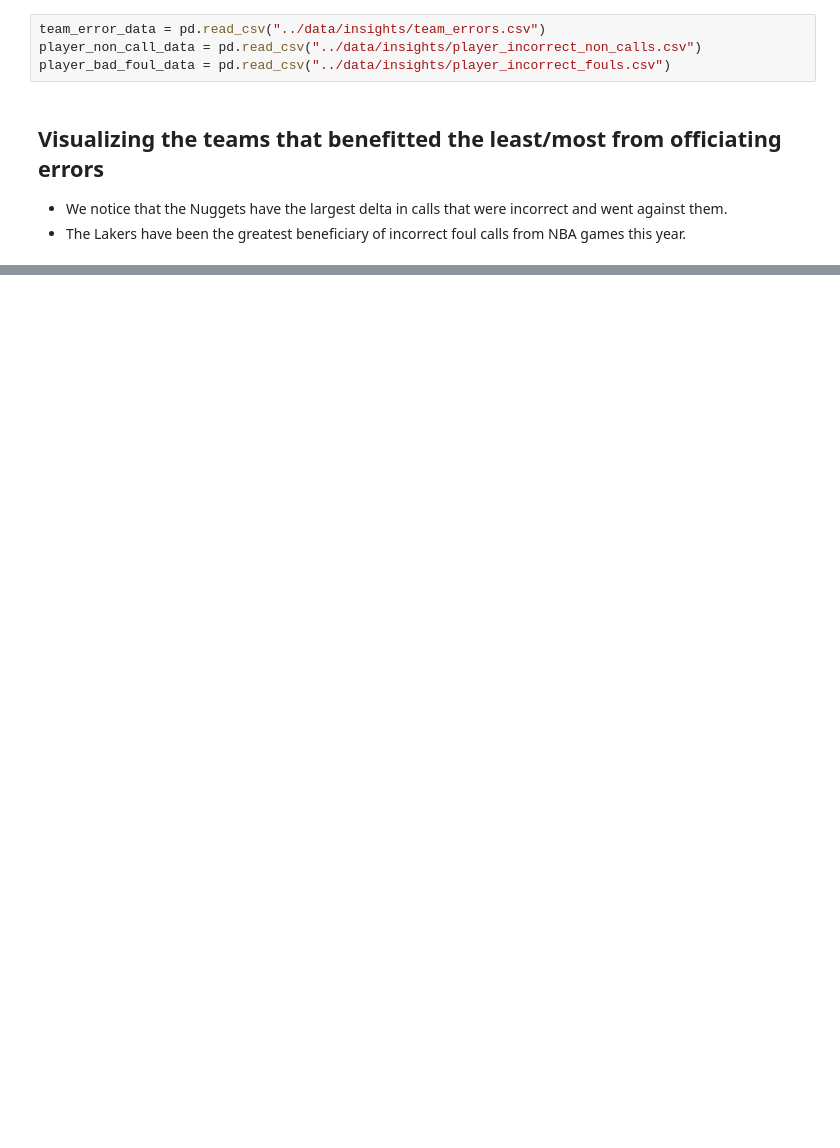
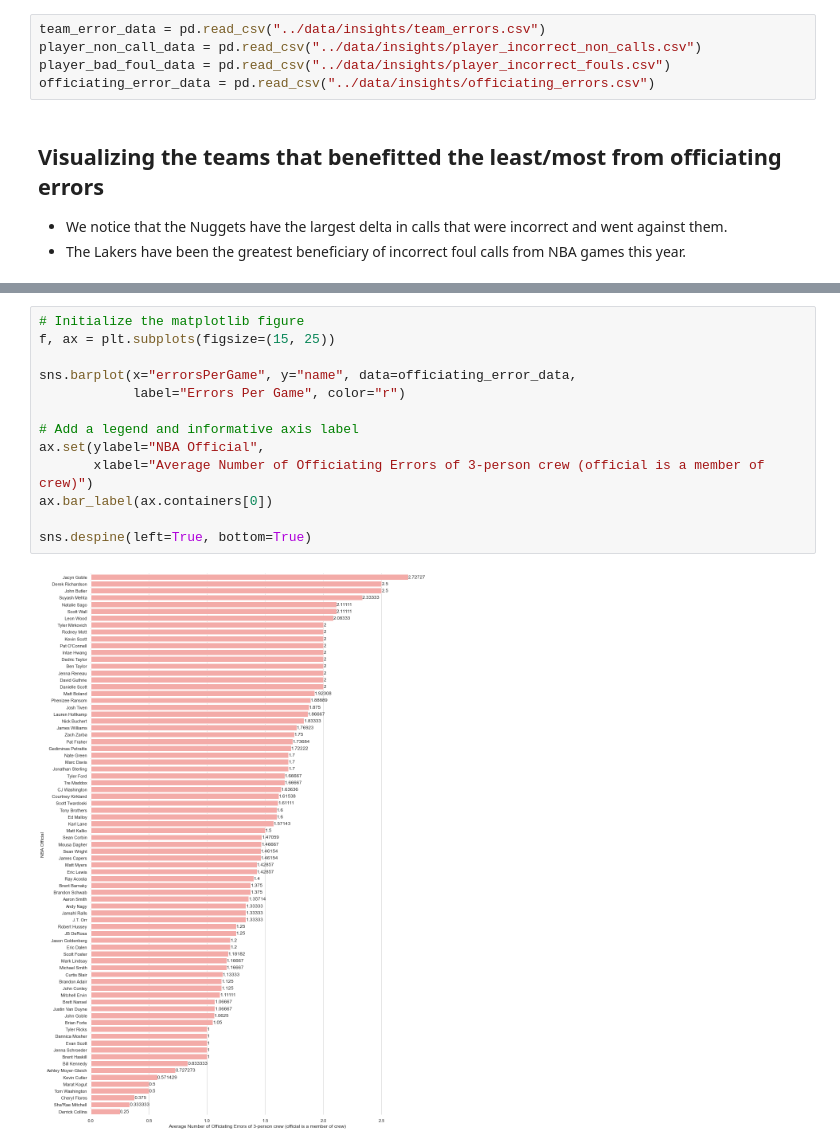
Before and after one commit to adithram/l2m, a Jupyter notebook: notebooks/l2m-visualization.ipynb, the cells around one changed output, grey strips where cells are left out. Saved outputs shown, nothing was run; the diff lists cells and outputs as text; blank space fills up the shorter version.

Commit message:
feat: analyzing official error impact

```diff
--- a/notebooks/l2m-visualization.ipynb
+++ b/notebooks/l2m-visualization.ipynb
@@ -15,6 +15,7 @@ Loading in simple datasets
 team_error_data = pd.read_csv("../data/insights/team_errors.csv")
 player_non_call_data = pd.read_csv("../data/insights/player_incorrect_non_calls.csv")
 player_bad_foul_data = pd.read_csv("../data/insights/player_incorrect_fouls.csv")
+officiating_error_data = pd.read_csv("../data/insights/officiating_errors.csv")
 # %% [markdown]
 ## Visualizing the teams that benefitted the least/most from officiating errors
 - We notice that the Nuggets have the largest delta in calls that were incorrect and went against them.
@@ -39,0 +42,15 @@ sns.despine(left=True, bottom=True)
+# %%
+# Initialize the matplotlib figure
+f, ax = plt.subplots(figsize=(15, 25))
+
+sns.barplot(x="errorsPerGame", y="name", data=officiating_error_data,
+            label="Errors Per Game", color="r")
+
+# Add a legend and informative axis label
+ax.set(ylabel="NBA Official",
+       xlabel="Average Number of Officiating Errors of 3-person crew (official is a member of crew)")
+ax.bar_label(ax.containers[0])
+
+sns.despine(left=True, bottom=True)
+# %% [output]
+[figure, added]
```
Also changed, not shown: parts of 1 cell of this notebook, 6 other files.
